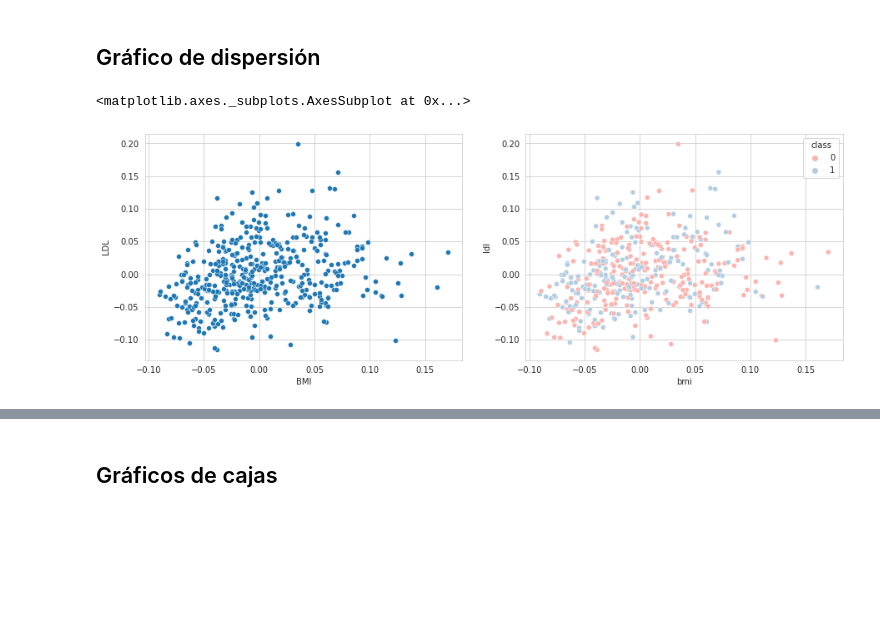
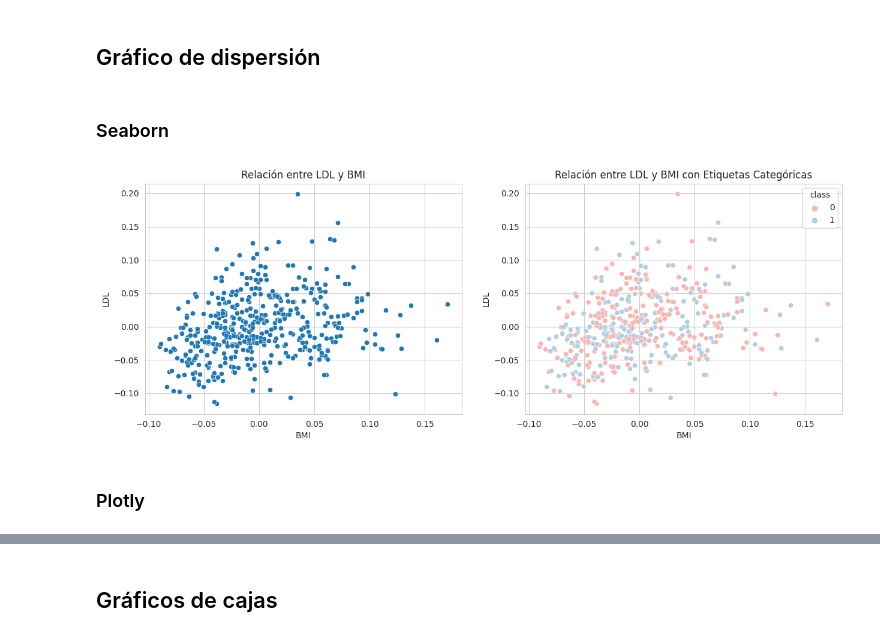
Before and after one commit to txusser/Master_IA_Sanidad, a Jupyter notebook: Modulo_2/2_3_3_Exploracion_visual_de_datos.ipynb, the cells around one changed output, grey strips where cells are left out. Cells and saved outputs as stored; diff of their text form; code cells hidden in the pictures; blank space fills up the shorter version.

```diff
--- a/Modulo_2/2_3_3_Exploracion_visual_de_datos.ipynb
+++ b/Modulo_2/2_3_3_Exploracion_visual_de_datos.ipynb
@@ -77,23 +124,34 @@ print(df)
 [442 rows x 10 columns]
 # %% [markdown]
 ## Gráfico de dispersión
+# %% [markdown]
+### Seaborn
 # %%
-# Veámos la cómo se relacionan los niveles de LDL y el Índice de Masa Corporal (BMI)
-fig = plt.figure(1, figsize=(15,5))
-fig.add_subplot(121)
-sns.scatterplot(data=data, x=df['bmi'], y=df['ldl'], palette='Pastel1', legend='full')
-plt.xlabel('BMI')
-plt.ylabel('LDL')
+import numpy as np
+import matplotlib.pyplot as plt
+import seaborn as sns
 
-# Para evaluar la separación entre datos, necesitaríamos etiqueta categórica para
-# cada variable, hagamos una dummy
-import numpy as np
-class_l = np.random.randint(2, size=len(df['bmi'].values))
-df_l = df
-df_l['class'] = class_l
-fig.add_subplot(122)
-sns.scatterplot(data=df_l, x=df_l['bmi'], y=df_l['ldl'], palette='Pastel1', legend='full', hue='class')
-# Como vemos, al haber utilizado una distribución aleatoria los datos aparecen mezclados
+# Veamos cómo se relacionan los niveles de LDL y el Índice de Masa Corporal (BMI)
+fig, axes = plt.subplots(1, 2, figsize=(15, 5))
+data = df # Nuestro datos
+
+# Gráfico 1: Scatterplot sin etiquetas categóricas
+sns.scatterplot(data=data, x='bmi', y='ldl', palette='Pastel1', legend='full', ax=axes[0])
+axes[0].set_xlabel('BMI')
+axes[0].set_ylabel('LDL')
+axes[0].set_title('Relación entre LDL y BMI')
+
+# Gráfico 2: Scatterplot con etiquetas categóricas (dummy)
+class_l = np.random.randint(2, size=len(data))
+data_with_class = data.copy()
+data_with_class['class'] = class_l
+sns.scatterplot(data=data_with_class, x='bmi', y='ldl', palette='Pastel1', legend='full', hue='class', ax=axes[1])
+axes[1].set_xlabel('BMI')
+axes[1].set_ylabel('LDL')
+axes[1].set_title('Relación entre LDL y BMI con Etiquetas Categóricas')
+
+plt.show()
 # %% [output]
-<matplotlib.axes._subplots.AxesSubplot at 0x...>
-[figure, old version]
+[figure, new version]
+# %% [markdown]
+### Plotly
```
Also changed, not shown: parts of 17 cells of this notebook.
